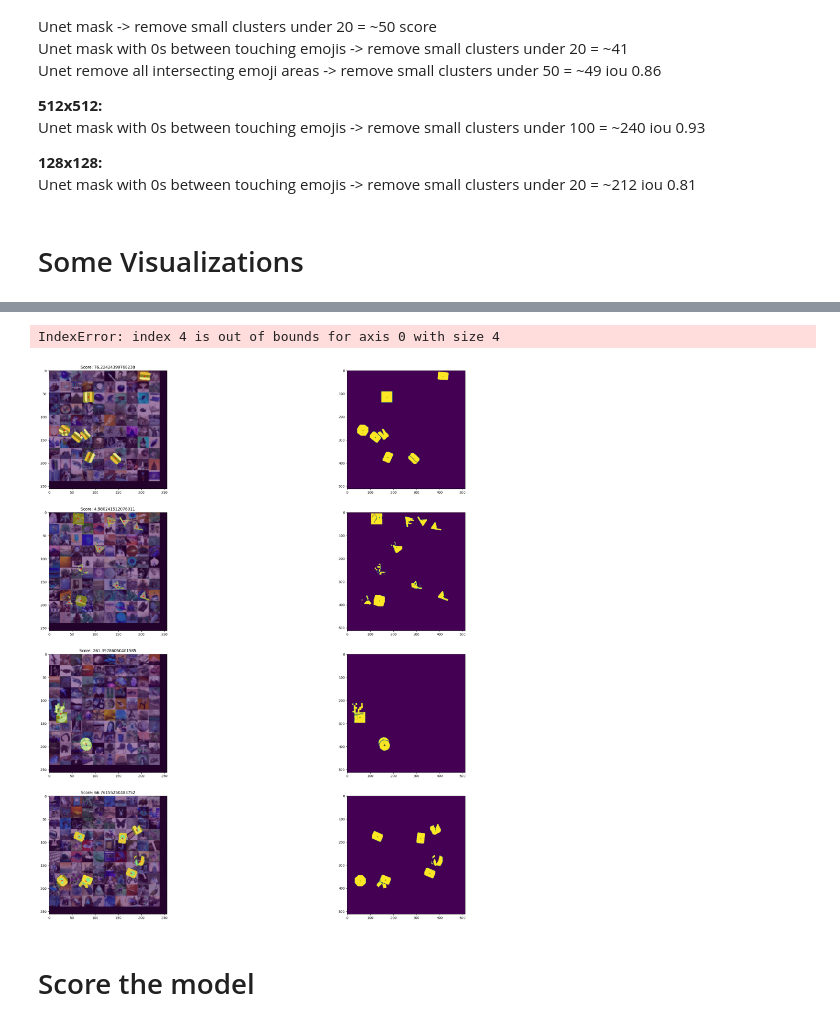
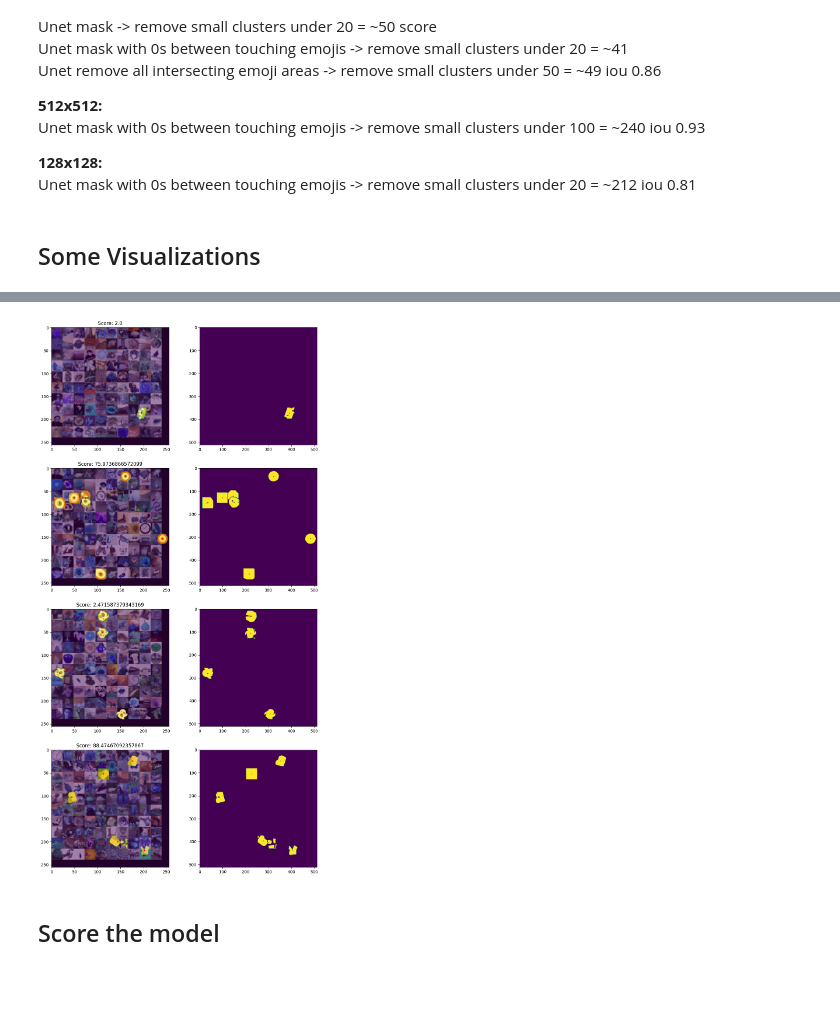
Before and after one commit to fern-software/EmojiHunt, a Jupyter notebook: ml_method.ipynb, the cells around one changed output, grey strips where cells are left out. Saved outputs shown, nothing was run; the diff lists cells and outputs as text; code cells hidden in the pictures; blank space fills up the shorter version.

Commit message:
Changes to run on Google collab successfully and without messed up graphs.

```diff
--- a/ml_method.ipynb
+++ b/ml_method.ipynb
@@ -0,0 +10,5 @@
+# %%
+from google.colab import drive
+
+drive.mount('/content/gdrive')
+model_file = '/content/gdrive/MyDrive/emoji_hunt_model.h5'
@@ -228,8 +225,9 @@ def iou(y_true, y_pred):
 def iou_loss(y_true, y_pred):
         return 1.0 - iou(y_true, y_pred)
 
-if os.path.exists('model LATEST 41 score border segment attempt.h5'):
-    model = load_model('model LATEST 41 score border segment attempt.h5')
+if os.path.exists(model_file):
+    print(f'Loading model from file: {model_file}')
+    model = load_model(model_file)
 else:
     in1 = keras.Input(shape=input_shape)
 
@@ -265,5 +263,6 @@ else:
     #             optimizer=Adam(learning_rate=lr),
     #             metrics={"segmentation": ['accuracy', iou], "centroids": iou})
 
+    keras.utils.plot_model(model, show_shapes=True, show_layer_activations=True, to_file='model.png', show_layer_names=False)
     model.summary()
 # %% [output]
@@ -365,7 +349,7 @@ def centroids_from_mask(pred_mask):
     #     ret_coords.append((int(cx*downsample_f), int(cy*downsample_f)))
     # return ret_coords
 # %% [markdown]
-# Some Visualizations
+## Some Visualizations
 # %%
 emoji_hunt_object = EmojiHunt()
 samples = [val_ds.emoji_hunt_object.generate_image_and_points() for _ in range(batch_size)]
@@ -385,13 +369,18 @@ for i, image in enumerate(sample_imgs):
 
 preds = model.predict(inputs, batch_size=batch_size)
 pred_masks = np.argmax(preds, axis=-1)
+
 # Plot 4 results, print the image and mask seperately
-fig, axs = plt.subplots(4, 2, figsize=(30, 30))
+fig, axs = plt.subplots(4, 2, figsize=(12, 24))
 i = 0
 for img, mask, ground_truth, gt_mask in zip(sample_imgs, pred_masks, sample_ground_truth, sample_emoji_mask):
     preds = centroids_from_mask(mask)
     score = emoji_hunt_object.score_function(preds, ground_truth)
+
     if score > 0:
+        if i == 4:
+            break;
+
         ax = axs[i, 0]
         ax.set_title(f"Score: {score}")
         ax.imshow(img)
@@ -414,7 +403,6 @@ Downloading assets...
-IndexError: index 4 is out of bounds for axis 0 with size 4
-[figure, old version]
+[figure, new version]
 # %% [markdown]
-# Score the model
+## Score the model
 # %%
 def test_good_function(image, _):
     image = cv2.resize(image, (img_width, img_height), interpolation=cv2.INTER_AREA)
```
Also changed, not shown: parts of 11 cells of this notebook.
